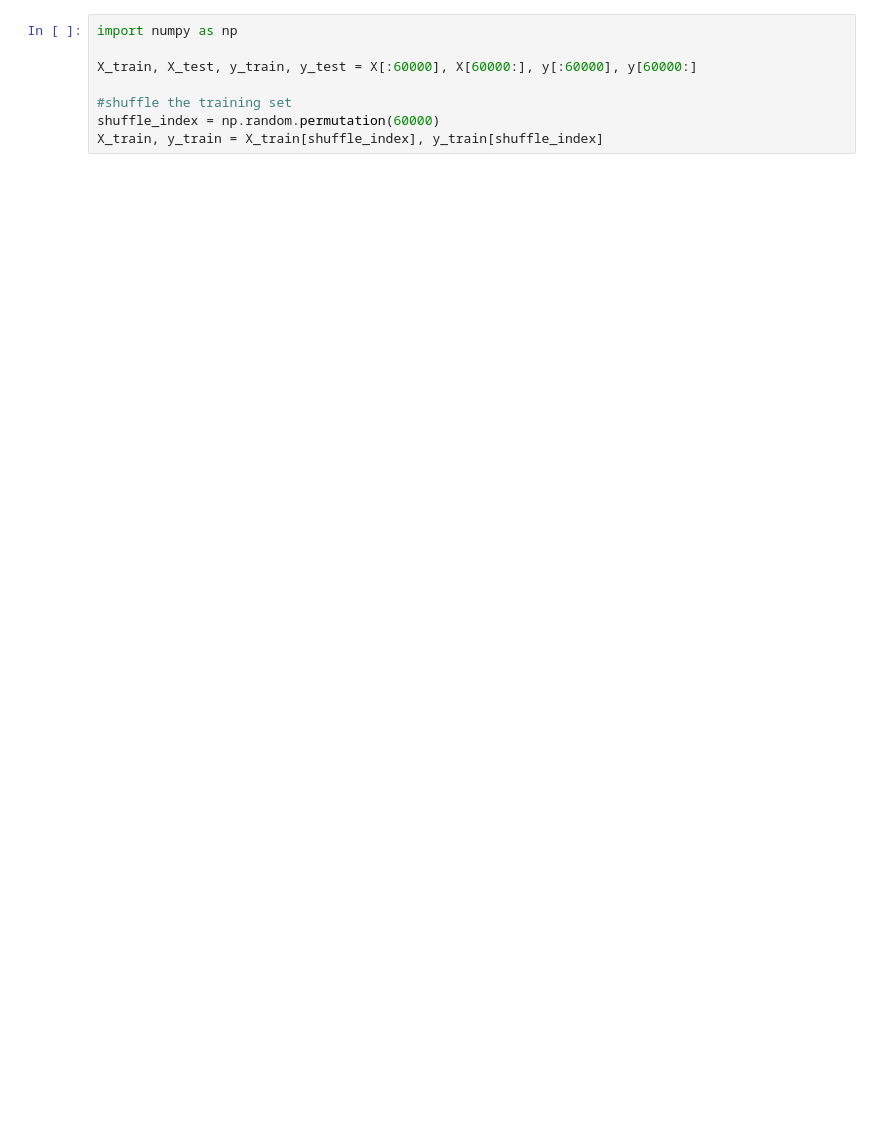
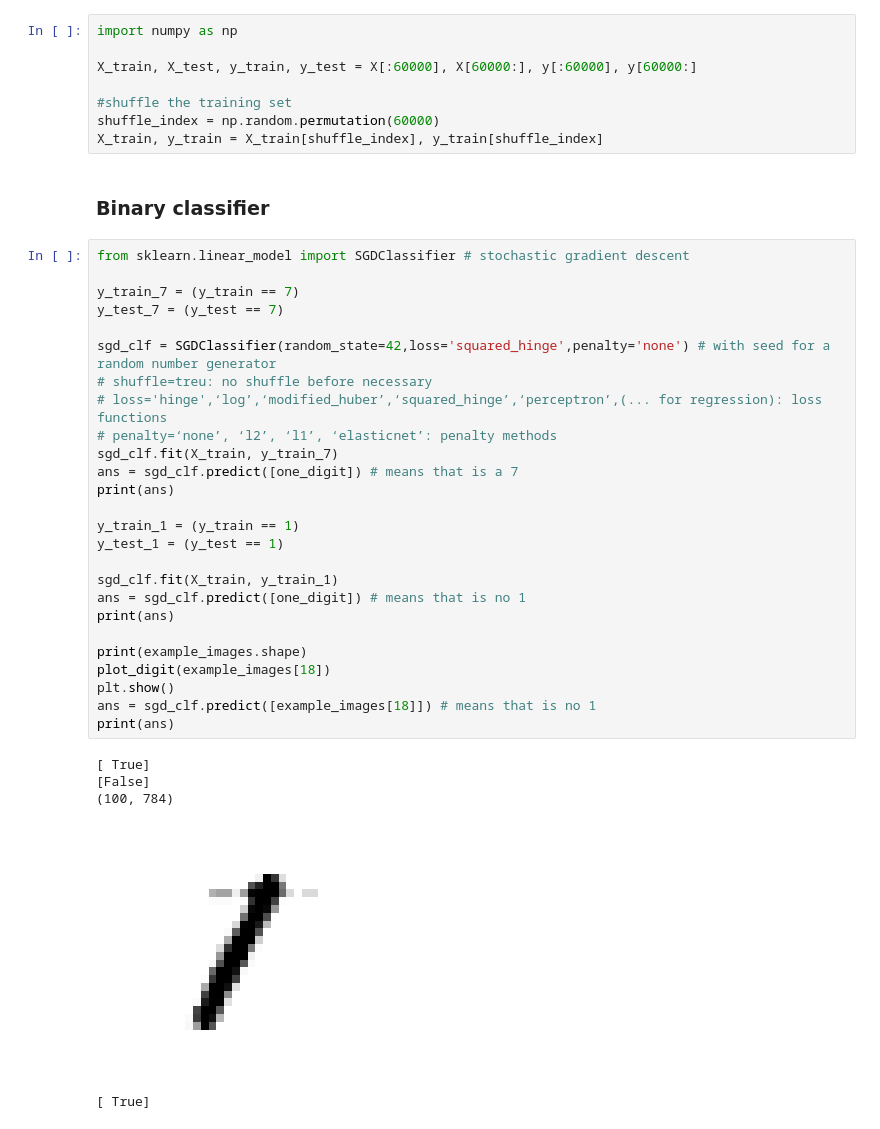
Before and after one commit to SindyHartmann/ML_MNIST_Example, a Jupyter notebook: MNIST_Example.ipynb, the cells around one changed output. Saved outputs shown, nothing was run; the diff lists cells and outputs as text; blank space fills up the shorter version.

```diff
--- a/MNIST_Example.ipynb
+++ b/MNIST_Example.ipynb
@@ -107,3 +155,37 @@ X_train, X_test, y_train, y_test = X[:60000], X[60000:], y[:60000], y[60000:]
 #shuffle the training set
 shuffle_index = np.random.permutation(60000)
 X_train, y_train = X_train[shuffle_index], y_train[shuffle_index]
+# %% [markdown]
+### Binary classifier
+# %%
+from sklearn.linear_model import SGDClassifier # stochastic gradient descent
+
+y_train_7 = (y_train == 7)
+y_test_7 = (y_test == 7)
+
+sgd_clf = SGDClassifier(random_state=42,loss='squared_hinge',penalty='none') # with seed for a random number generator
+# shuffle=treu: no shuffle before necessary
+# loss='hinge',‘log’,‘modified_huber’,‘squared_hinge’,‘perceptron’,(... for regression): loss functions
+# penalty=‘none’, ‘l2’, ‘l1’, ‘elasticnet’: penalty methods
+sgd_clf.fit(X_train, y_train_7)
+ans = sgd_clf.predict([one_digit]) # means that is a 7
+print(ans)
+
+y_train_1 = (y_train == 1)
+y_test_1 = (y_test == 1)
+
+sgd_clf.fit(X_train, y_train_1)
+ans = sgd_clf.predict([one_digit]) # means that is no 1
+print(ans)
+
+print(example_images.shape)
+plot_digit(example_images[18])
+plt.show()
+ans = sgd_clf.predict([example_images[18]]) # means that is no 1
+print(ans)
+# %% [output]
+[ True]
+[False]
+(100, 784)
+[figure, added]
+[ True]
```
Also changed, not shown: parts of 5 cells of this notebook.
